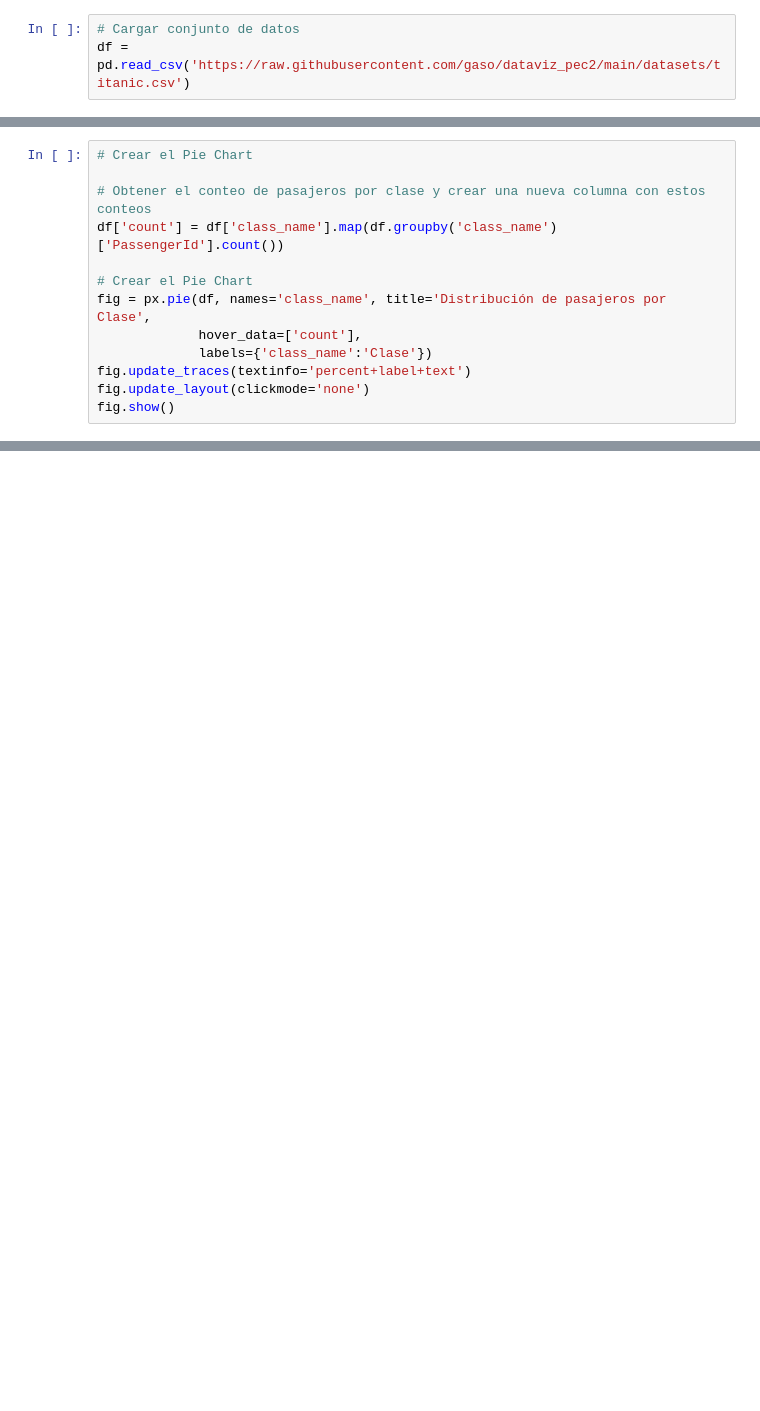
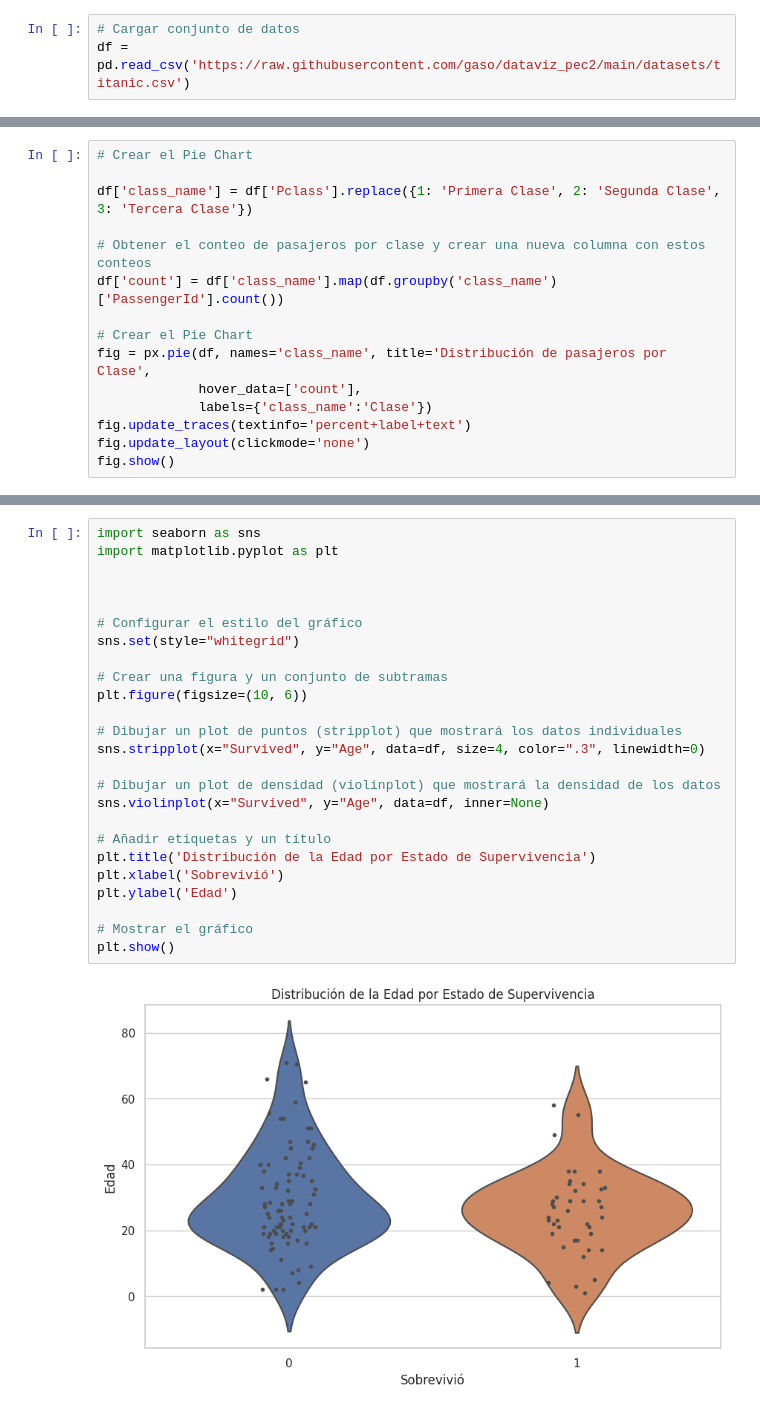
Before and after one commit to gaso/dataviz_pec2, a Jupyter notebook: analisis_titanic.ipynb, the cells around one changed output, grey strips where cells are left out. Cells and saved outputs as stored; diff of their text form; blank space fills up the shorter version.

```diff
--- a/analisis_titanic.ipynb
+++ b/analisis_titanic.ipynb
@@ -21,5 +35,7 @@ df.head(5)
 # %%
 # Crear el Pie Chart
+
+df['class_name'] = df['Pclass'].replace({1: 'Primera Clase', 2: 'Segunda Clase', 3: 'Tercera Clase'})
 
 # Obtener el conteo de pasajeros por clase y crear una nueva columna con estos conteos
 df['count'] = df['class_name'].map(df.groupby('class_name')['PassengerId'].count())
@@ -60,0 +182,27 @@ fig.show()
+# %%
+import seaborn as sns
+import matplotlib.pyplot as plt
+
+
+
+# Configurar el estilo del gráfico
+sns.set(style="whitegrid")
+
+# Crear una figura y un conjunto de subtramas
+plt.figure(figsize=(10, 6))
+
+# Dibujar un plot de puntos (stripplot) que mostrará los datos individuales
+sns.stripplot(x="Survived", y="Age", data=df, size=4, color=".3", linewidth=0)
+
+# Dibujar un plot de densidad (violinplot) que mostrará la densidad de los datos
+sns.violinplot(x="Survived", y="Age", data=df, inner=None)
+
+# Añadir etiquetas y un título
+plt.title('Distribución de la Edad por Estado de Supervivencia')
+plt.xlabel('Sobrevivió')
+plt.ylabel('Edad')
+
+# Mostrar el gráfico
+plt.show()
+# %% [output]
+[figure, added]
```
Also changed, not shown: parts of 12 cells of this notebook.
